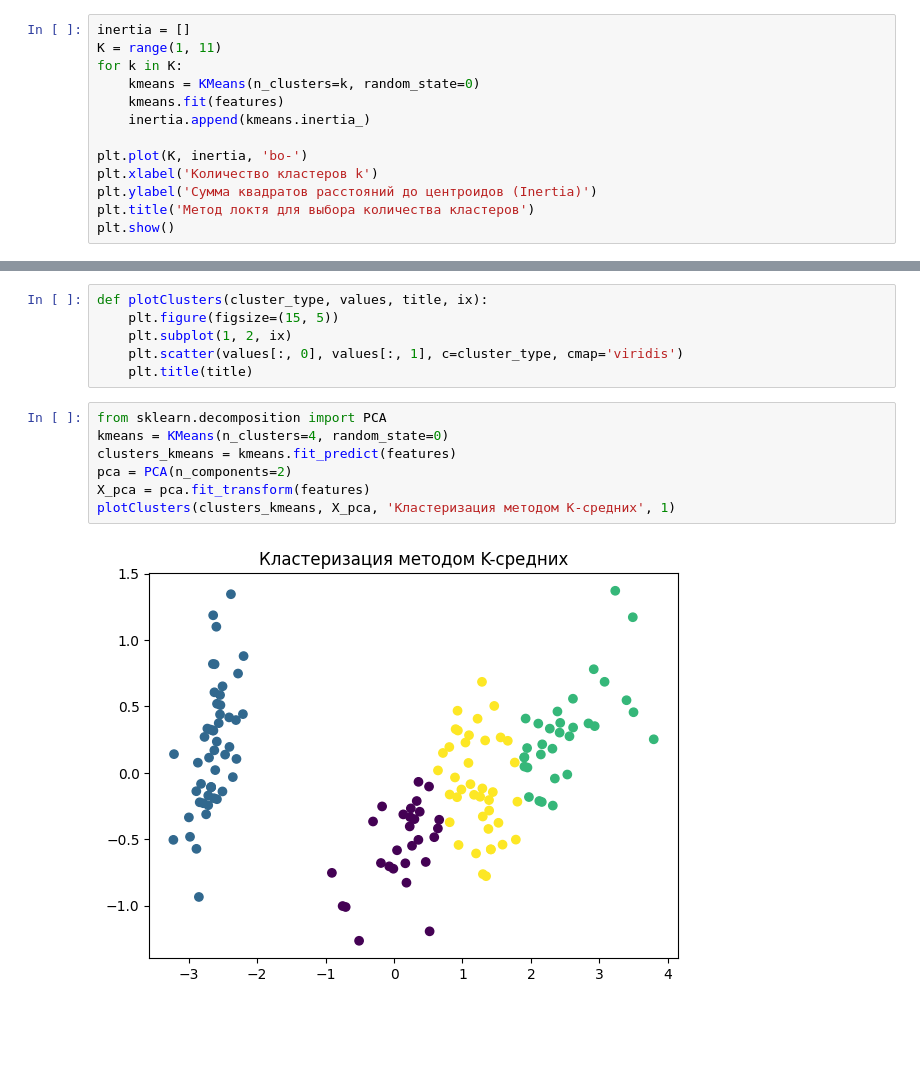
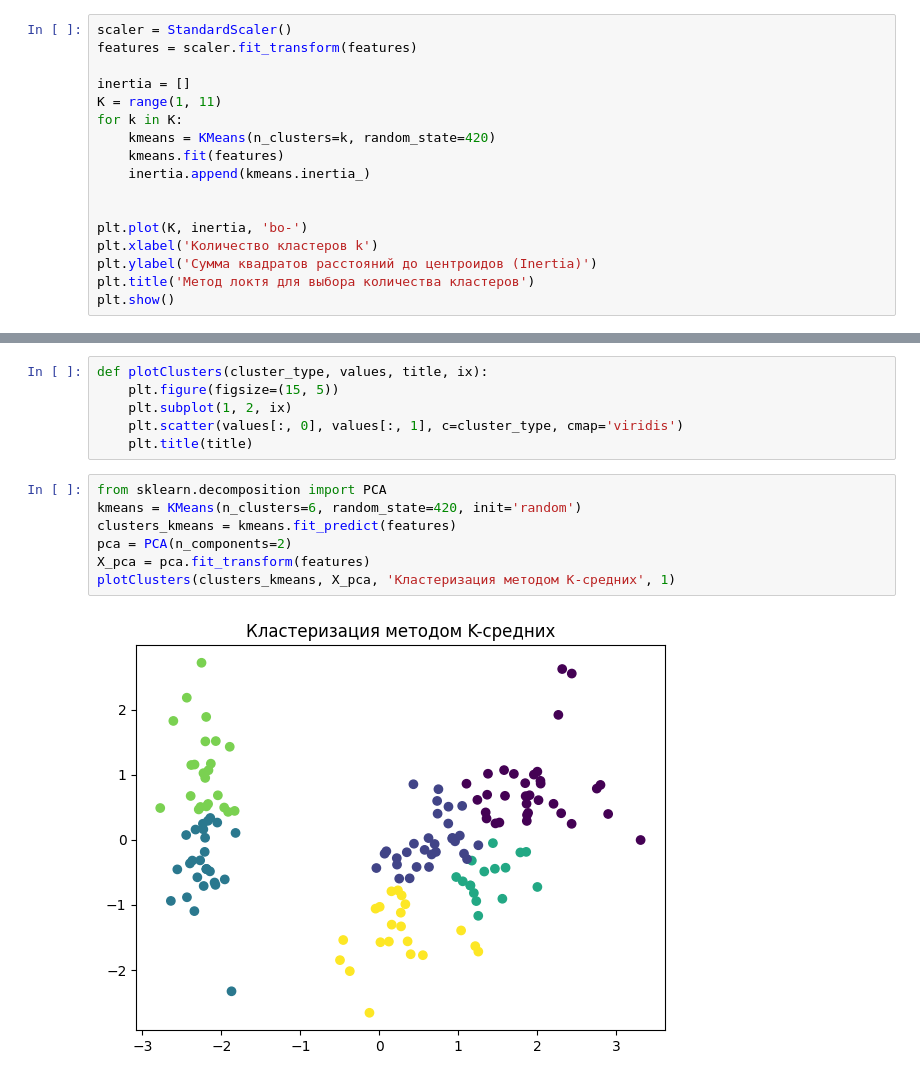
Before and after one commit to vladocrat/ML, a Jupyter notebook: lab3/main.ipynb, the cells around one changed output, grey strips where cells are left out. Cells and saved outputs as stored; diff of their text form; blank space fills up the shorter version.

```diff
--- a/lab3/main.ipynb
+++ b/lab3/main.ipynb
@@ -14,10 +13,14 @@ import seaborn as sns
 # %%
+scaler = StandardScaler()
+features = scaler.fit_transform(features)
+
 inertia = []
 K = range(1, 11)
 for k in K:
-    kmeans = KMeans(n_clusters=k, random_state=0)
+    kmeans = KMeans(n_clusters=k, random_state=420)
     kmeans.fit(features)
     inertia.append(kmeans.inertia_)
+
 
 plt.plot(K, inertia, 'bo-')
 plt.xlabel('Количество кластеров k')
@@ -34,10 +37,10 @@ def plotClusters(cluster_type, values, title, ix):
     plt.title(title)
 # %%
 from sklearn.decomposition import PCA
-kmeans = KMeans(n_clusters=4, random_state=0)
+kmeans = KMeans(n_clusters=6, random_state=420, init='random')
 clusters_kmeans = kmeans.fit_predict(features)
 pca = PCA(n_components=2)
 X_pca = pca.fit_transform(features)
 plotClusters(clusters_kmeans, X_pca, 'Кластеризация методом K-средних', 1)
 # %% [output]
-[figure, old version]
+[figure, new version]
```
Also changed, not shown: parts of 6 cells of this notebook.
